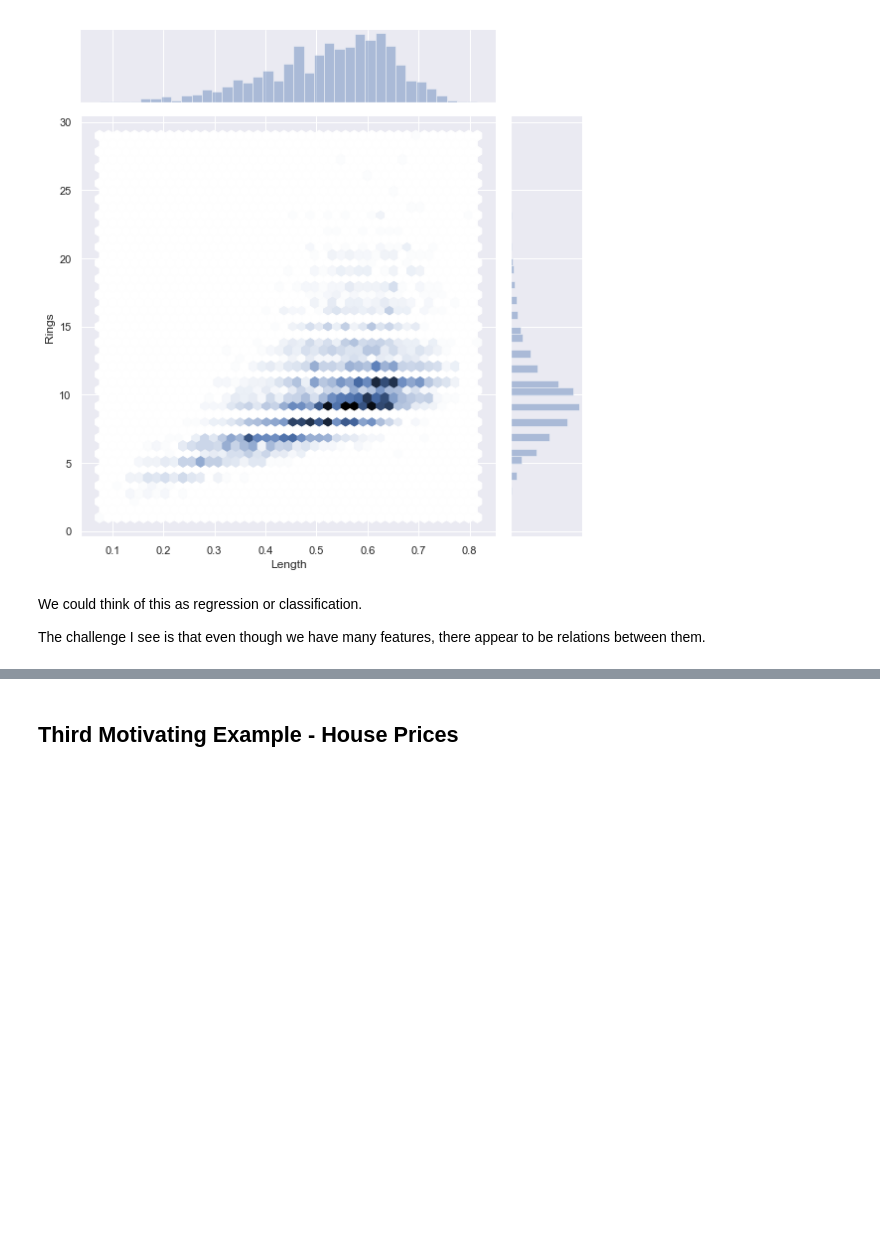
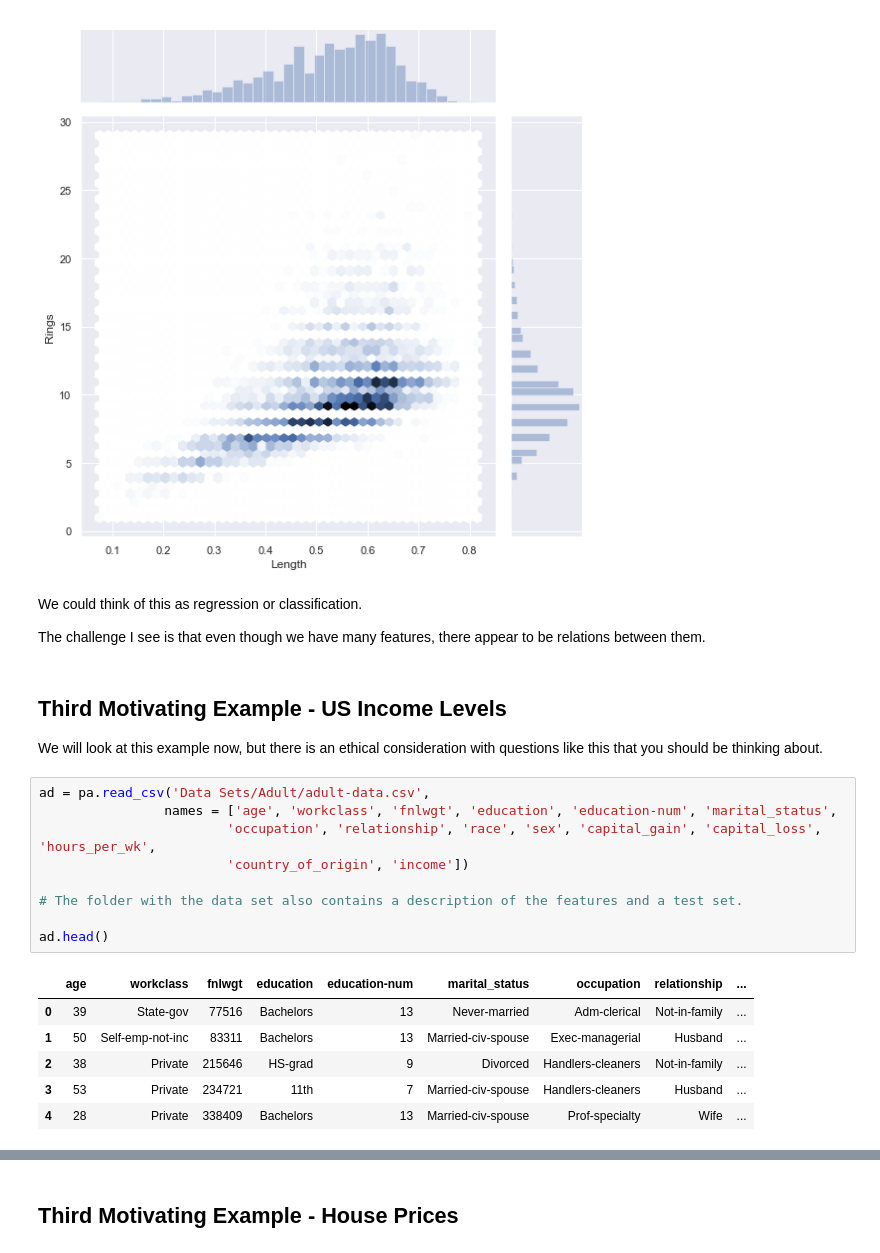
Before and after one commit to virgilpierce/STAT_411, a Jupyter notebook: 1 - Intro and Motivating Ex.ipynb, the cells around one changed output, grey strips where cells are left out. Cells and saved outputs as stored; diff of their text form; blank space fills up the shorter version.

```diff
--- a/1 - Intro and Motivating Ex.ipynb
+++ b/1 - Intro and Motivating Ex.ipynb
@@ -571,3 +571,23 @@ sn.jointplot(x='Length', y='Rings', data=ab, height=8, kind='hex');
 We could think of this as regression or classification.
 
 The challenge I see is that even though we have many features, there appear to be relations between them.
+# %% [markdown]
+## Third Motivating Example - US Income Levels
+
+We will look at this example now, but there is an ethical consideration with questions like this that you should be thinking about.
+# %%
+ad = pa.read_csv('Data Sets/Adult/adult-data.csv',
+                names = ['age', 'workclass', 'fnlwgt', 'education', 'education-num', 'marital_status',
+                        'occupation', 'relationship', 'race', 'sex', 'capital_gain', 'capital_loss', 'hours_per_wk',
+                        'country_of_origin', 'income'])
+
+# The folder with the data set also contains a description of the features and a test set.
+
+ad.head()
+# %% [output]
+|  | age | workclass | fnlwgt | education | education-num | marital_status | occupation | relationship | ... |
+| 0 | 39 | State-gov | 77516 | Bachelors | 13 | Never-married | Adm-clerical | Not-in-family | ... |
+| 1 | 50 | Self-emp-not-inc | 83311 | Bachelors | 13 | Married-civ-spouse | Exec-managerial | Husband | ... |
+| 2 | 38 | Private | 215646 | HS-grad | 9 | Divorced | Handlers-cleaners | Not-in-family | ... |
+| 3 | 53 | Private | 234721 | 11th | 7 | Married-civ-spouse | Handlers-cleaners | Husband | ... |
+| 4 | 28 | Private | 338409 | Bachelors | 13 | Married-civ-spouse | Prof-specialty | Wife | ... |
```
Also changed, not shown: parts of 1 cell of this notebook.
